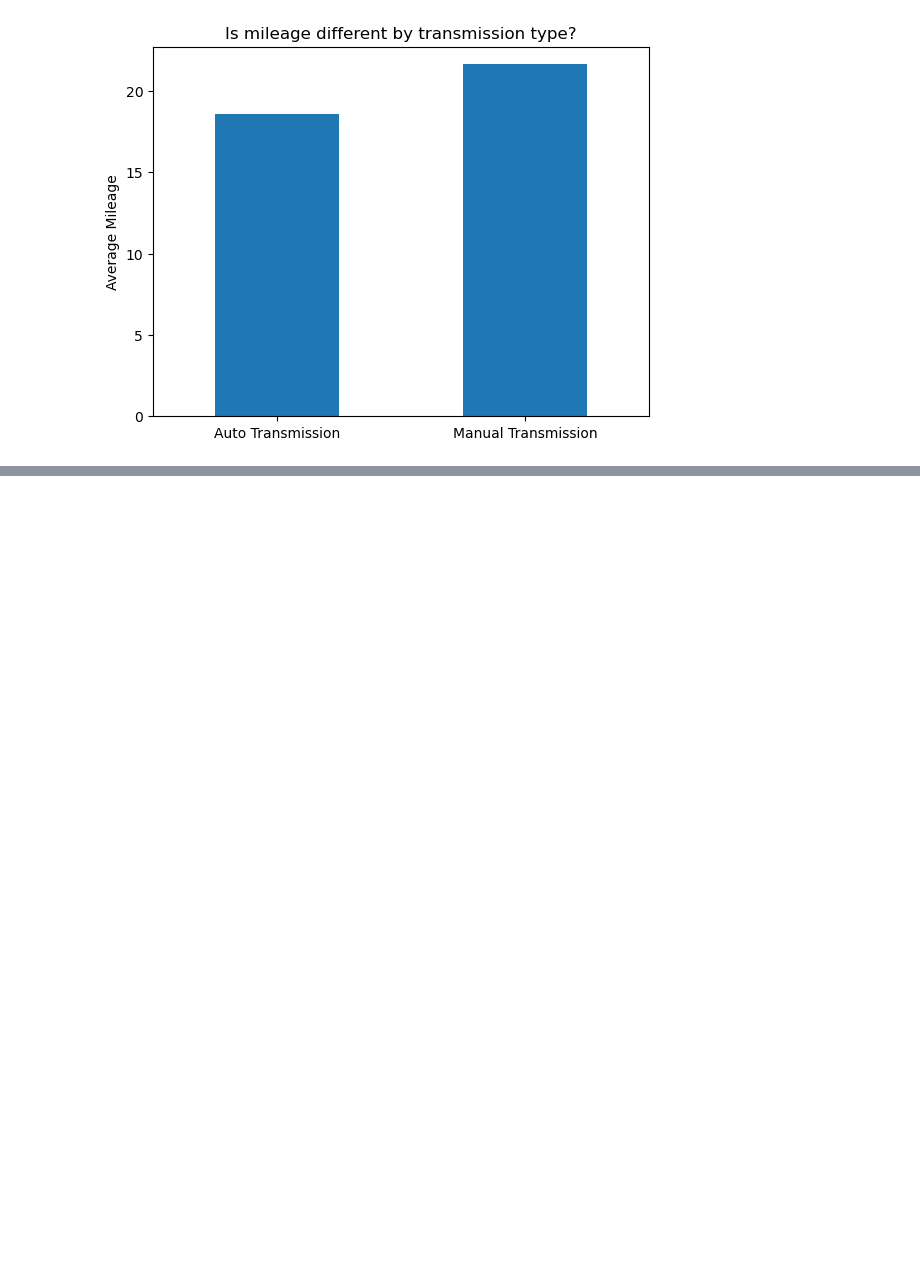
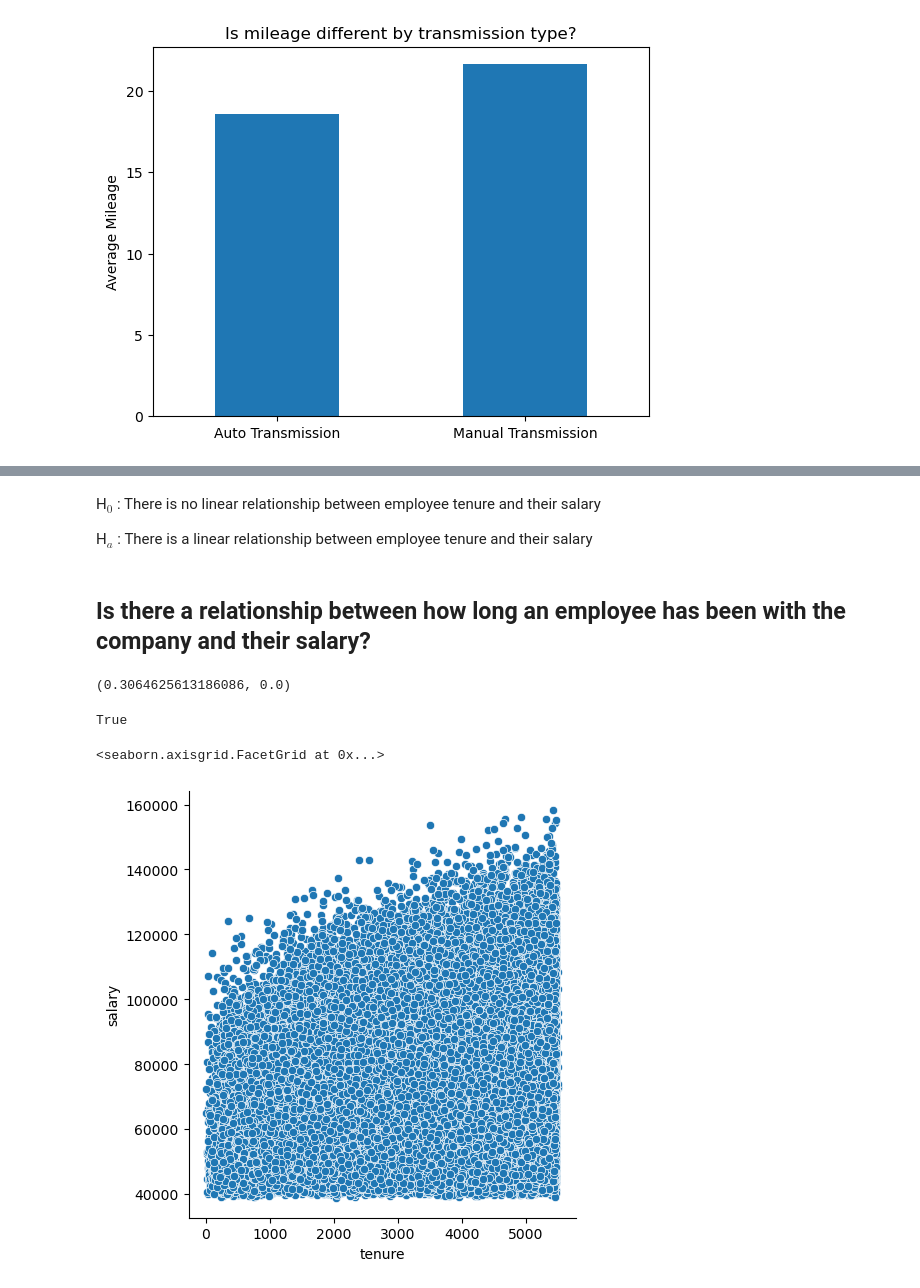
Before and after one commit to Garrett-Arnett/statistics-exercises, a Jupyter notebook: hypothesis_testing.ipynb, the cells around one changed output, grey strips where cells are left out. Saved outputs shown, nothing was run; the diff lists cells and outputs as text; code cells hidden in the pictures; blank space fills up the shorter version.

```diff
--- a/hypothesis_testing.ipynb
+++ b/hypothesis_testing.ipynb
@@ -193,0 +388,15 @@ plt.show()
+# %% [markdown]
+H$_0$ : There is no linear relationship between employee tenure and their salary
+
+H$_a$ : There is a linear relationship between employee tenure and their salary
+# %% [markdown]
+## Is there a relationship between how long an employee has been with the company and their salary?
+# %%
+r, p = stats.pearsonr(employees_with_salaries.tenure, employees_with_salaries.salary)
+r, p
+# %% [output]
+(0.3064625613186086, 0.0)
+# %%
+p < α
+# %% [output]
+True
@@ -193,0 +405,5 @@ plt.show()
+# %%
+sns.relplot(data=employees_with_salaries, y='salary', x='tenure')
+# %% [output]
+<seaborn.axisgrid.FacetGrid at 0x...>
+[figure, added]
```
Also changed, not shown: parts of 90 cells of this notebook.
